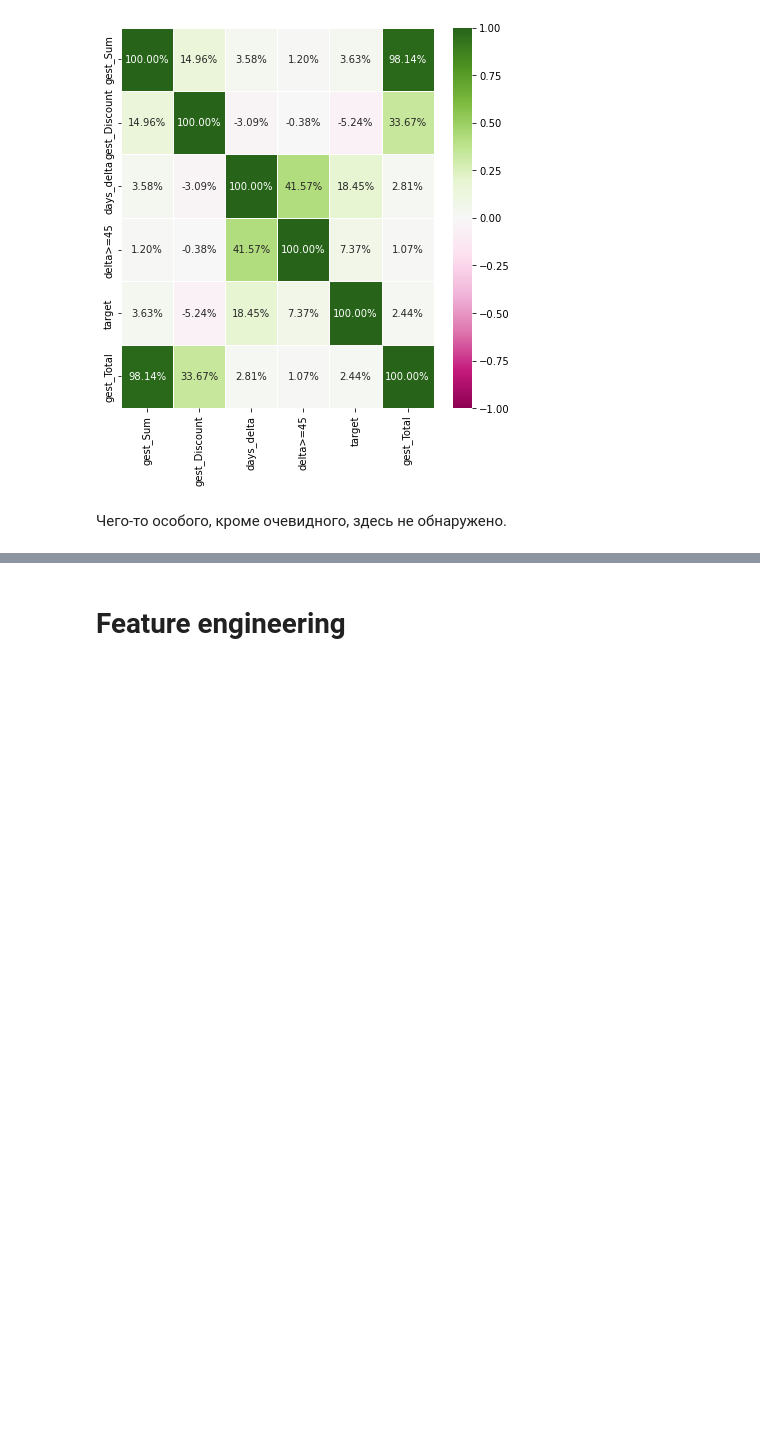
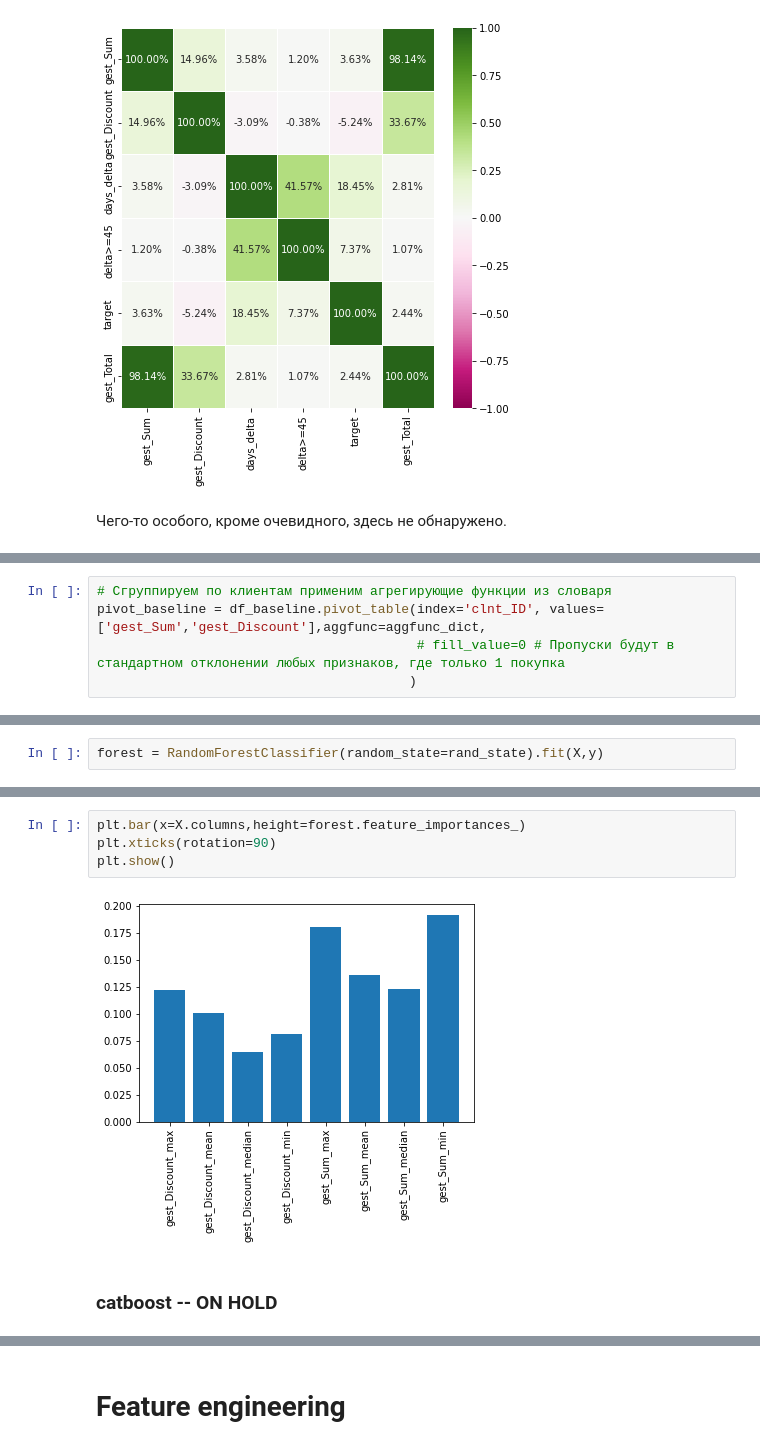
Before and after one commit to snakerzr/cupcake_churn_prediction, a Jupyter notebook: notebook.ipynb, the cells around one changed output, grey strips where cells are left out. Cells and saved outputs as stored; diff of their text form; blank space fills up the shorter version.

```diff
--- a/notebook.ipynb
+++ b/notebook.ipynb
@@ -1038,0 +1095,5 @@ plt.show()
+# %%
+# Сгруппируем по клиентам применим агрегирующие функции из словаря
+pivot_baseline = df_baseline.pivot_table(index='clnt_ID', values=['gest_Sum','gest_Discount'],aggfunc=aggfunc_dict,
+                                         # fill_value=0 # Пропуски будут в стандартном отклонении любых признаков, где только 1 покупка
+                                        )
@@ -1038,0 +1246,2 @@ plt.show()
+# %%
+forest = RandomForestClassifier(random_state=rand_state).fit(X,y)
@@ -1038,0 +1259,8 @@ plt.show()
+# %%
+plt.bar(x=X.columns,height=forest.feature_importances_)
+plt.xticks(rotation=90)
+plt.show()
+# %% [output]
+[figure, added]
+# %% [markdown]
+### catboost -- ON HOLD
```
Also changed, not shown: parts of 52 cells of this notebook.
